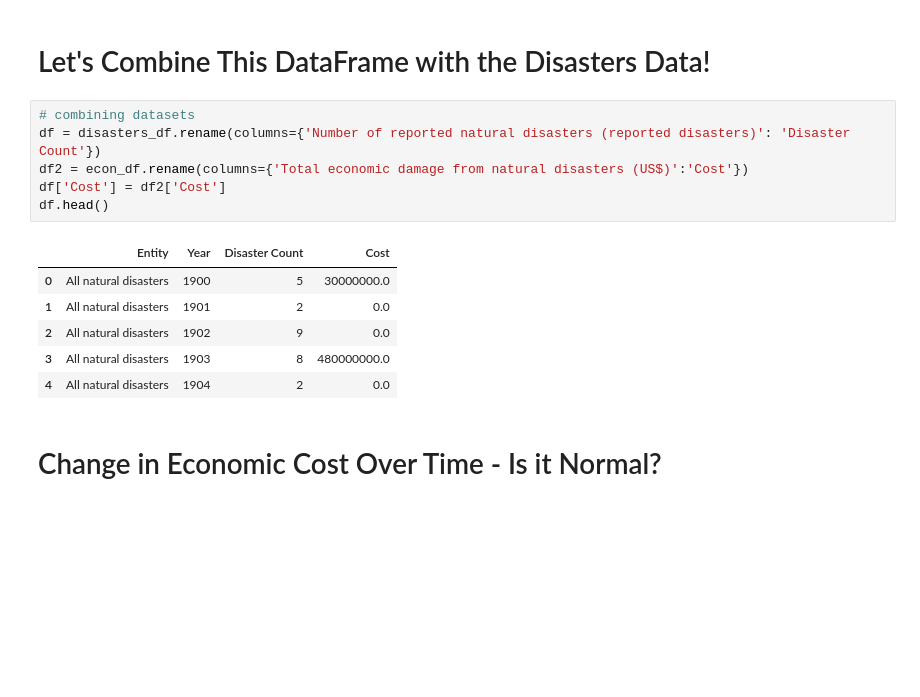
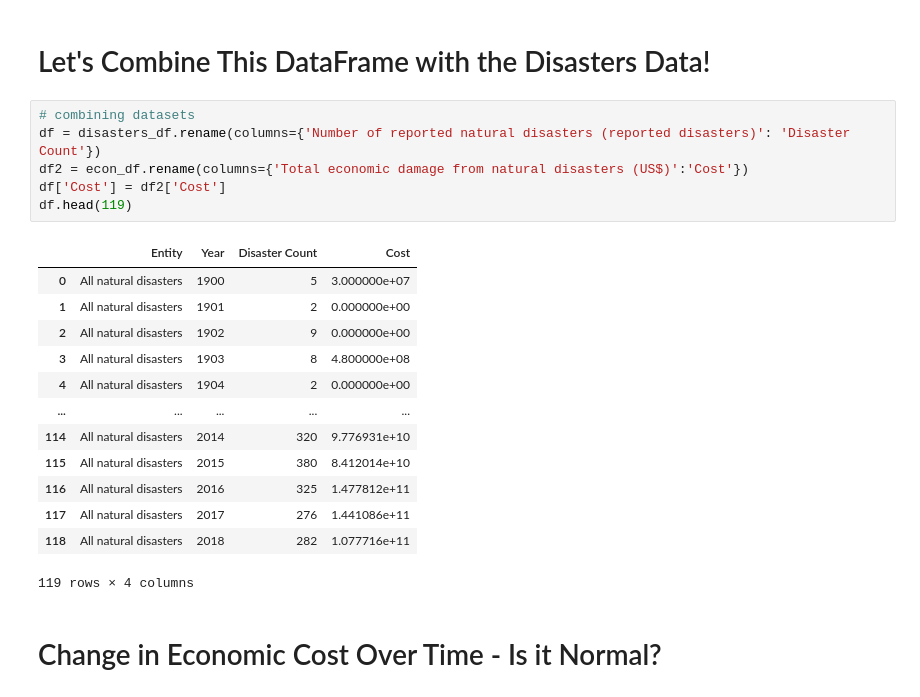
Before and after one commit to UPstartDeveloper/climate-change-analysis, a Jupyter notebook: analysis.ipynb, the cells around one changed output. Saved outputs shown, nothing was run; the diff lists cells and outputs as text; blank space fills up the shorter version.

```diff
--- a/analysis.ipynb
+++ b/analysis.ipynb
@@ -416,16 +416,23 @@ econ_df.head()
 # %%
 # combining datasets
 df = disasters_df.rename(columns={'Number of reported natural disasters (reported disasters)': 'Disaster Count'})
 df2 = econ_df.rename(columns={'Total economic damage from natural disasters (US$)':'Cost'})
 df['Cost'] = df2['Cost']
-df.head()
+df.head(119)
 # %% [output]
 |  | Entity | Year | Disaster Count | Cost |
-| 0 | All natural disasters | 1900 | 5 | 30000000.0 |
-| 1 | All natural disasters | 1901 | 2 | 0.0 |
-| 2 | All natural disasters | 1902 | 9 | 0.0 |
-| 3 | All natural disasters | 1903 | 8 | 480000000.0 |
-| 4 | All natural disasters | 1904 | 2 | 0.0 |
+| 0 | All natural disasters | 1900 | 5 | 3.000000e+07 |
+| 1 | All natural disasters | 1901 | 2 | 0.000000e+00 |
+| 2 | All natural disasters | 1902 | 9 | 0.000000e+00 |
+| 3 | All natural disasters | 1903 | 8 | 4.800000e+08 |
+| 4 | All natural disasters | 1904 | 2 | 0.000000e+00 |
+| ... | ... | ... | ... | ... |
+| 114 | All natural disasters | 2014 | 320 | 9.776931e+10 |
+| 115 | All natural disasters | 2015 | 380 | 8.412014e+10 |
+| 116 | All natural disasters | 2016 | 325 | 1.477812e+11 |
+| 117 | All natural disasters | 2017 | 276 | 1.441086e+11 |
+| 118 | All natural disasters | 2018 | 282 | 1.077716e+11 |
+119 rows × 4 columns
 # %% [markdown]
 # Change in Economic Cost Over Time - Is it Normal?
 # %%
```
Also changed, not shown: parts of 3 cells of this notebook.
